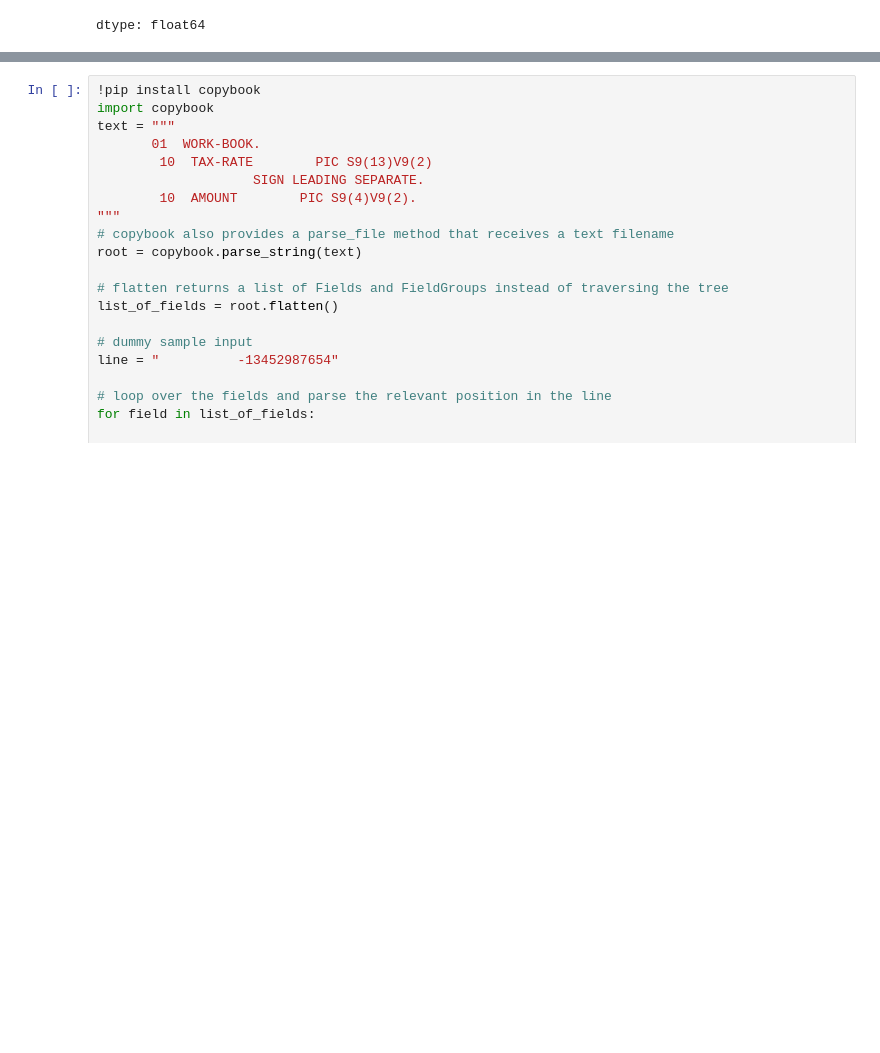
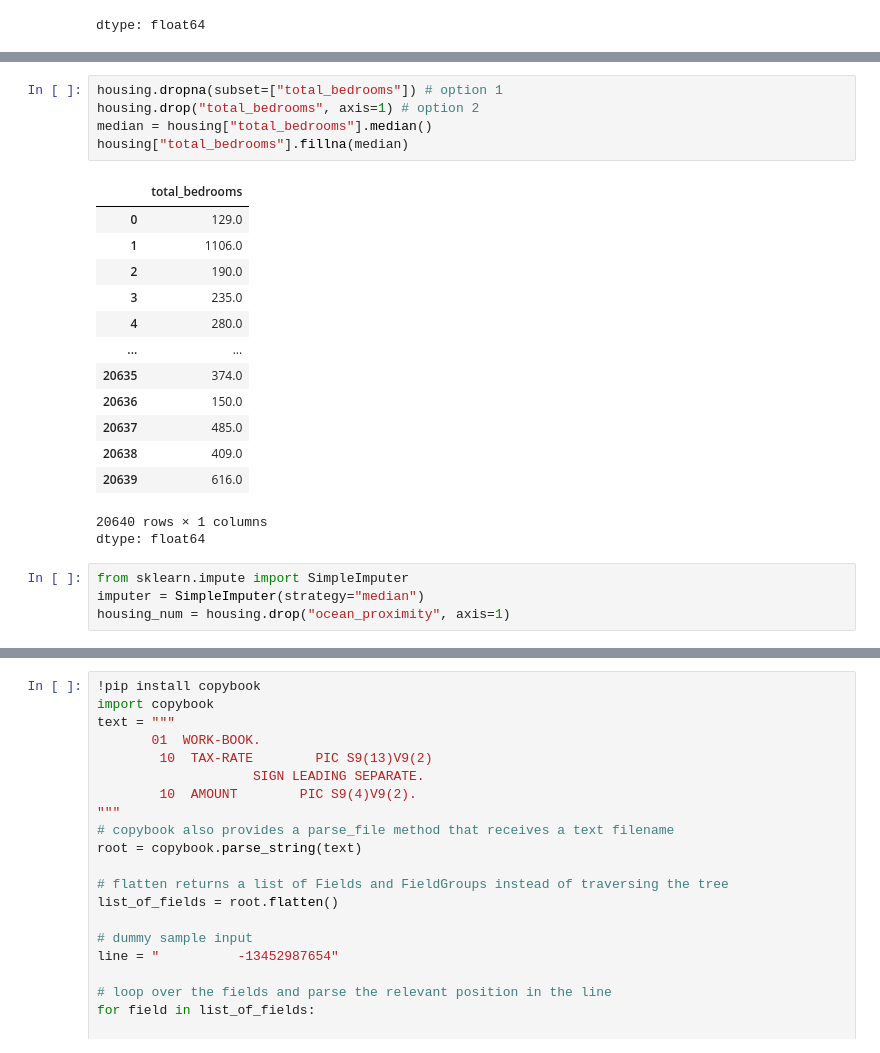
Before and after one commit to kalsun/Py, a Jupyter notebook: housing_price.ipynb, the cells around one changed output, grey strips where cells are left out. Saved outputs shown, nothing was run; the diff lists cells and outputs as text; blank space fills up the shorter version.

```diff
--- a/housing_price.ipynb
+++ b/housing_price.ipynb
@@ -178,0 +233,24 @@ dtype: float64
+# %%
+housing.dropna(subset=["total_bedrooms"]) # option 1
+housing.drop("total_bedrooms", axis=1) # option 2
+median = housing["total_bedrooms"].median()
+housing["total_bedrooms"].fillna(median)
+# %% [output]
+|  | total_bedrooms |
+| 0 | 129.0 |
+| 1 | 1106.0 |
+| 2 | 190.0 |
+| 3 | 235.0 |
+| 4 | 280.0 |
+| ... | ... |
+| 20635 | 374.0 |
+| 20636 | 150.0 |
+| 20637 | 485.0 |
+| 20638 | 409.0 |
+| 20639 | 616.0 |
+20640 rows × 1 columns
+dtype: float64
+# %%
+from sklearn.impute import SimpleImputer
+imputer = SimpleImputer(strategy="median")
+housing_num = housing.drop("ocean_proximity", axis=1)
```
Also changed, not shown: parts of 7 cells of this notebook.
